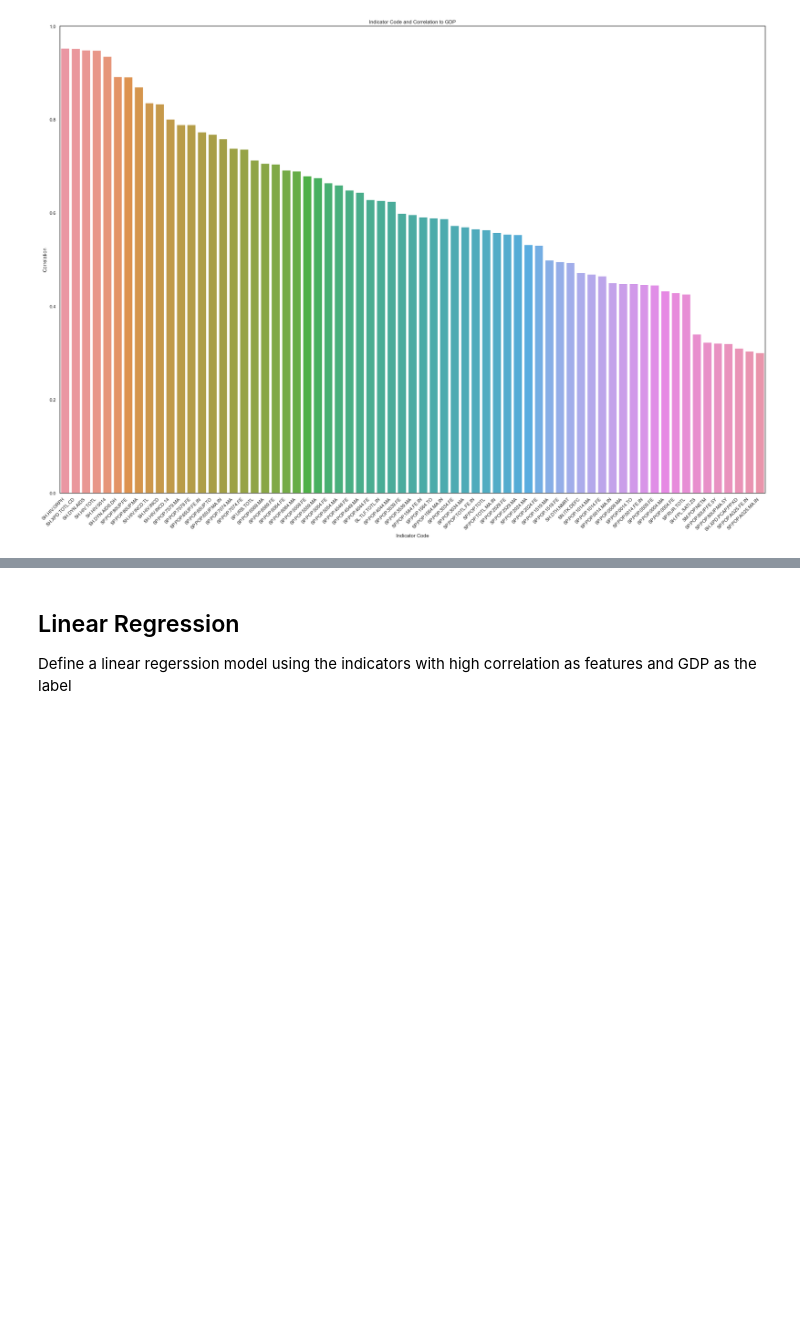
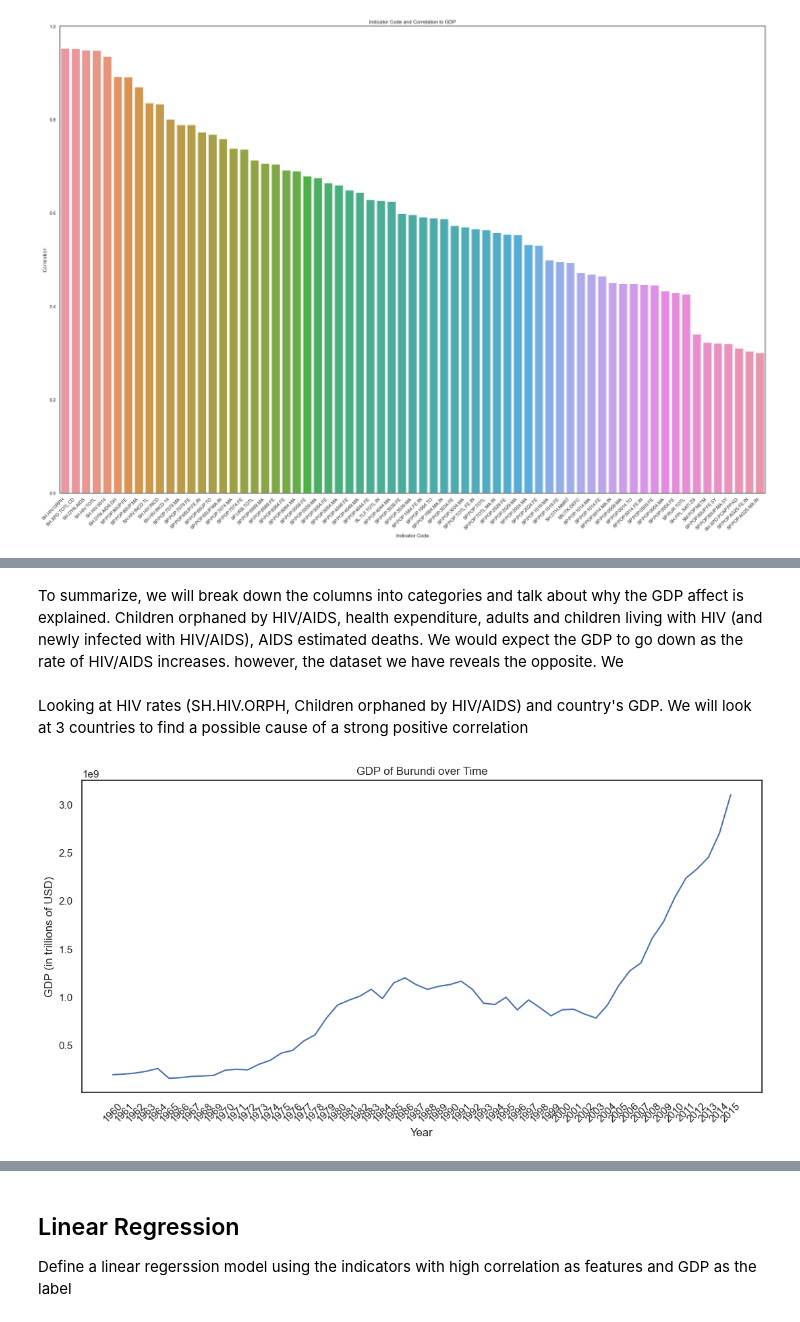
Before and after one commit to aishwaryabsk/GDP_Health_Analysis, a Jupyter notebook: GDP_Health_Analysis.ipynb, the cells around one changed output, grey strips where cells are left out. Saved outputs shown, nothing was run; the diff lists cells and outputs as text; code cells hidden in the pictures; blank space fills up the shorter version.

```diff
--- a/GDP_Health_Analysis.ipynb
+++ b/GDP_Health_Analysis.ipynb
@@ -373,0 +416,21 @@ plt.show()
+# %% [markdown]
+To summarize, we will break down the columns into categories and talk about why the GDP affect is explained.
+Children orphaned by HIV/AIDS, health expenditure, adults and children living with HIV (and newly infected with HIV/AIDS), AIDS estimated deaths.
+We would expect the GDP to go down as the rate of HIV/AIDS increases. however, the dataset we have reveals the opposite. We
+# %% [markdown]
+Looking at HIV rates (SH.HIV.ORPH, Children orphaned by HIV/AIDS) and country's GDP.
+We will look at 3 countries to find a possible cause of a strong positive correlation
+# %%
+testing = merged_gdp[merged_gdp['Country Code'] == 'BDI']
+
+x = testing['Year']
+y = testing['gdp_country']
+plt.figure(figsize=(13,6))
+plt.plot(x, y)
+plt.xlabel('Year')
+plt.xticks(rotation = 45)
+plt.ylabel('GDP (in trillions of USD)')
+plt.title('GDP of Burundi over Time')
+plt.show()
+# %% [output]
+[figure, added]
```
Also changed, not shown: parts of 25 cells of this notebook.
